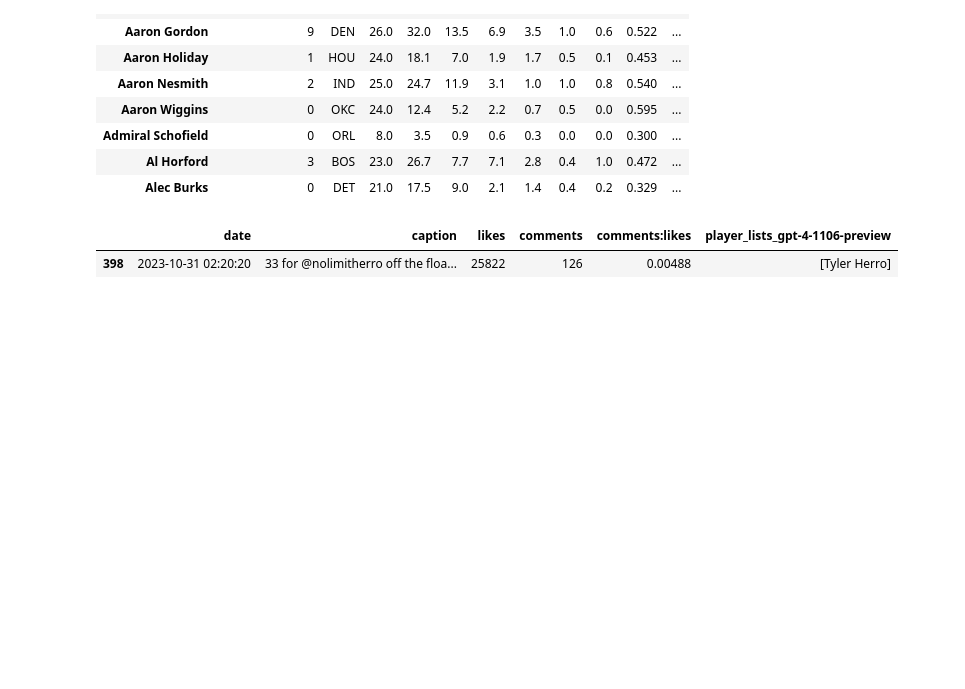
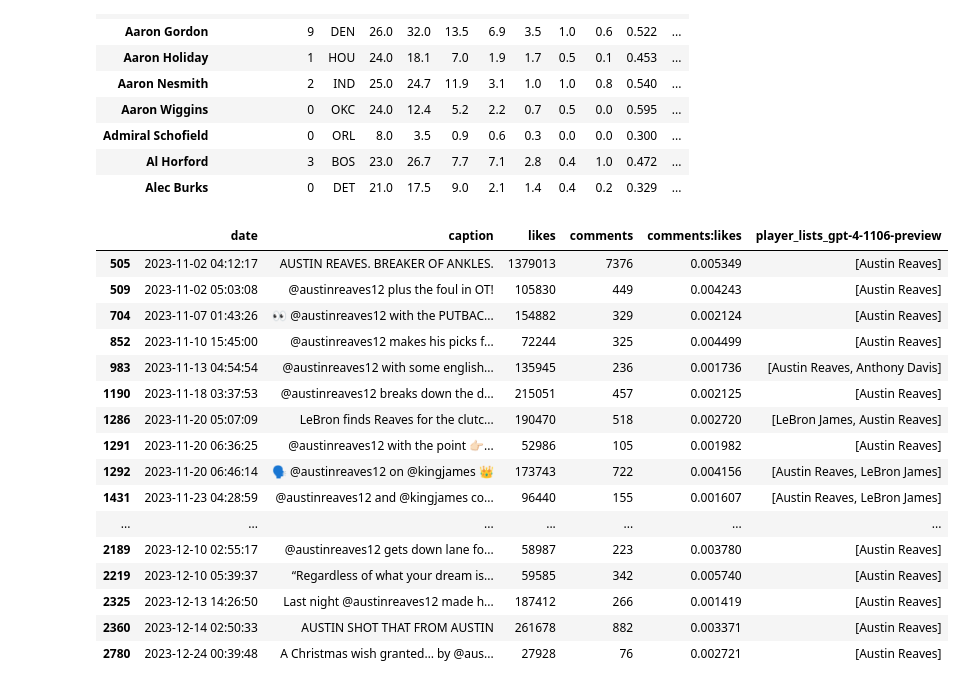
Before and after one commit to rmovva/NBAnalysis, a Jupyter notebook: parse-insta-captions.ipynb, the cells around one changed output. Saved outputs shown, nothing was run; the diff lists cells and outputs as text; code cells hidden in the pictures; blank space fills up the shorter version.

```diff
--- a/parse-insta-captions.ipynb
+++ b/parse-insta-captions.ipynb
@@ -395,9 +395,28 @@ Players with nonzero Instagram mentions or nominal playing time: 509
 # Save this processed dataframe
 players_with_stats_df.to_csv('./data/202324_instagram_counts_and_stats.csv', index=True)
 # %%
-# Look for specific phrases to test pipeline
-phrase = '@nolimitherro'
-display(df[df['caption'].str.contains(phrase)].head(10))
+# # Look for specific phrases to test pipeline
+# phrase = '@austinreaves12'
+# display(df[df['caption'].str.contains(phrase)])
+
+# Print all rows where the player is in player_lists_gpt-4-1106-preview
+player = 'Austin Reaves'
+display(df[df[col_name].apply(lambda x: player in x)])
 # %% [output]
 |  | date | caption | likes | comments | comments:likes | player_lists_gpt-4-1106-preview |
-| 398 | 2023-10-31 02:20:20 | 33 for @nolimitherro off the floa... | 25822 | 126 | 0.00488 | [Tyler Herro] |
+| 505 | 2023-11-02 04:12:17 | AUSTIN REAVES. BREAKER OF ANKLES. | 1379013 | 7376 | 0.005349 | [Austin Reaves] |
+| 509 | 2023-11-02 05:03:08 | @austinreaves12 plus the foul in OT! | 105830 | 449 | 0.004243 | [Austin Reaves] |
+| 704 | 2023-11-07 01:43:26 | 👀 @austinreaves12 with the PUTBAC... | 154882 | 329 | 0.002124 | [Austin Reaves] |
+| 852 | 2023-11-10 15:45:00 | @austinreaves12 makes his picks f... | 72244 | 325 | 0.004499 | [Austin Reaves] |
+| 983 | 2023-11-13 04:54:54 | @austinreaves12 with some english... | 135945 | 236 | 0.001736 | [Austin Reaves, Anthony Davis] |
+| 1190 | 2023-11-18 03:37:53 | @austinreaves12 breaks down the d... | 215051 | 457 | 0.002125 | [Austin Reaves] |
+| 1286 | 2023-11-20 05:07:09 | LeBron finds Reaves for the clutc... | 190470 | 518 | 0.002720 | [LeBron James, Austin Reaves] |
+| 1291 | 2023-11-20 06:36:25 | @austinreaves12 with the point 👉🏻... | 52986 | 105 | 0.001982 | [Austin Reaves] |
+| 1292 | 2023-11-20 06:46:14 | 🗣️ @austinreaves12 on @kingjames 👑 | 173743 | 722 | 0.004156 | [Austin Reaves, LeBron James] |
+| 1431 | 2023-11-23 04:28:59 | @austinreaves12 and @kingjames co... | 96440 | 155 | 0.001607 | [Austin Reaves, LeBron James] |
+| ... | ... | ... | ... | ... | ... | ... |
+| 2189 | 2023-12-10 02:55:17 | @austinreaves12 gets down lane fo... | 58987 | 223 | 0.003780 | [Austin Reaves] |
+| 2219 | 2023-12-10 05:39:37 | “Regardless of what your dream is... | 59585 | 342 | 0.005740 | [Austin Reaves] |
+| 2325 | 2023-12-13 14:26:50 | Last night @austinreaves12 made h... | 187412 | 266 | 0.001419 | [Austin Reaves] |
+| 2360 | 2023-12-14 02:50:33 | AUSTIN SHOT THAT FROM AUSTIN | 261678 | 882 | 0.003371 | [Austin Reaves] |
+| 2780 | 2023-12-24 00:39:48 | A Christmas wish granted… by @aus... | 27928 | 76 | 0.002721 | [Austin Reaves] |
```
Also changed, not shown: 2 other files.
